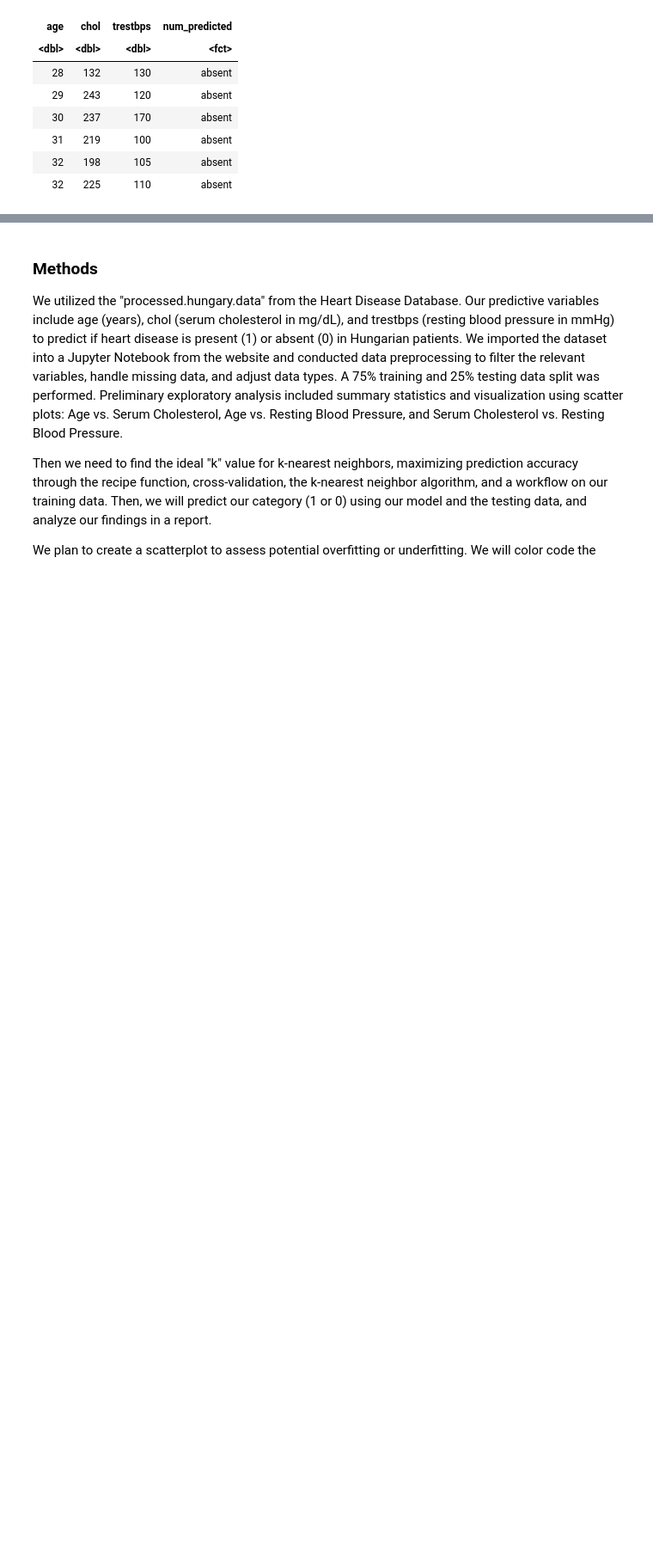
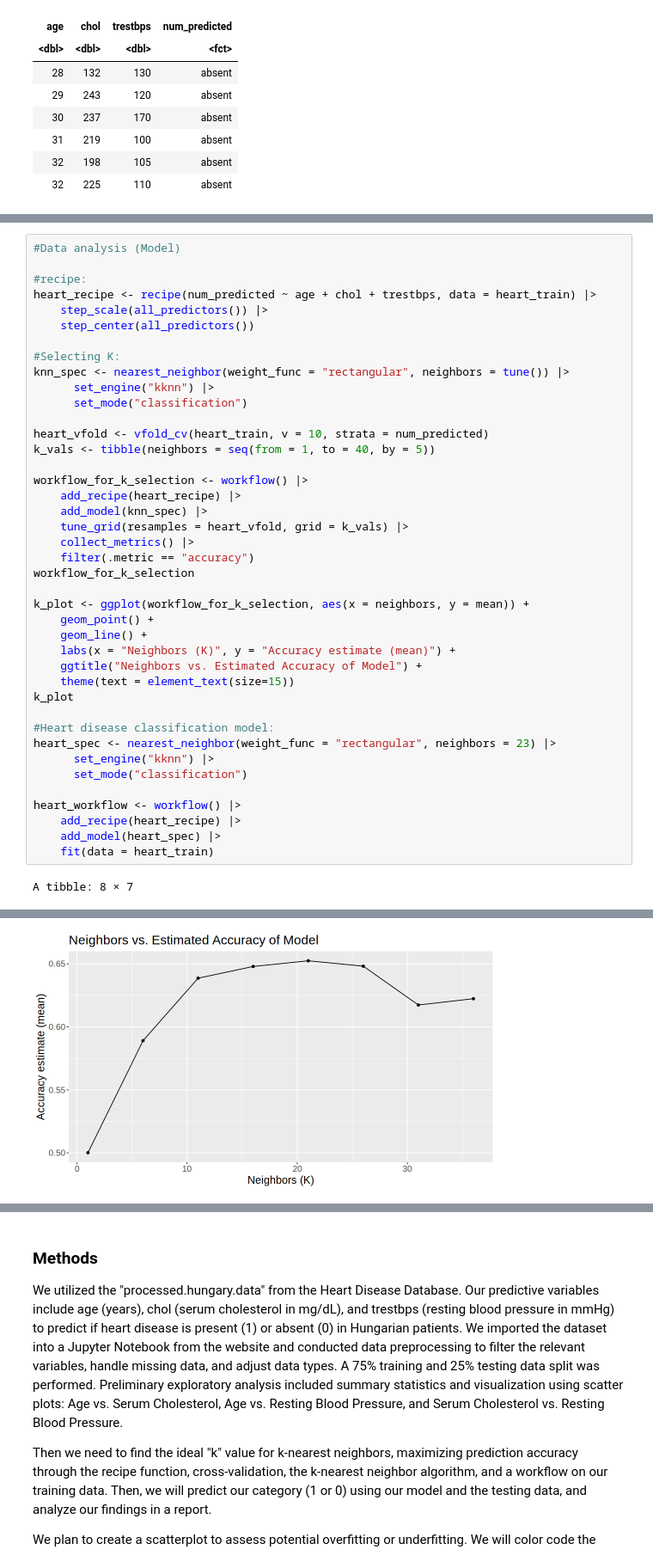
Before and after one commit to mairinleitch/dsci100_project-008-39, a Jupyter notebook: Heart_disease.ipynb, the cells around one changed output, grey strips where cells are left out. Shown at 86% size. Saved outputs shown, nothing was run; the diff lists cells and outputs as text; blank space fills up the shorter version.

Commit message:
Added classification model + visualizations

```diff
--- a/Heart_disease.ipynb
+++ b/Heart_disease.ipynb
@@ -139,0 +122,43 @@ chol_vs_trestbps
+# %%
+#Data analysis (Model)
+
+#recipe:
+heart_recipe <- recipe(num_predicted ~ age + chol + trestbps, data = heart_train) |>
+    step_scale(all_predictors()) |>
+    step_center(all_predictors())
+
+#Selecting K:
+knn_spec <- nearest_neighbor(weight_func = "rectangular", neighbors = tune()) |>
+      set_engine("kknn") |>
+      set_mode("classification")
+
+heart_vfold <- vfold_cv(heart_train, v = 10, strata = num_predicted)
+k_vals <- tibble(neighbors = seq(from = 1, to = 40, by = 5))
+
+workflow_for_k_selection <- workflow() |>
+    add_recipe(heart_recipe) |>
+    add_model(knn_spec) |>
+    tune_grid(resamples = heart_vfold, grid = k_vals) |>
+    collect_metrics() |>
+    filter(.metric == "accuracy")
+workflow_for_k_selection
+
+k_plot <- ggplot(workflow_for_k_selection, aes(x = neighbors, y = mean)) +
+    geom_point() +
+    geom_line() +
+    labs(x = "Neighbors (K)", y = "Accuracy estimate (mean)") +
+    ggtitle("Neighbors vs. Estimated Accuracy of Model") +
+    theme(text = element_text(size=15))
+k_plot
+
+#Heart disease classification model:
+heart_spec <- nearest_neighbor(weight_func = "rectangular", neighbors = 23) |>
+      set_engine("kknn") |>
+      set_mode("classification")
+
+heart_workflow <- workflow() |>
+    add_recipe(heart_recipe) |>
+    add_model(heart_spec) |>
+    fit(data = heart_train)
+# %% [output]
+A tibble: 8 × 7
@@ -139,0 +175 @@ chol_vs_trestbps
+[figure, added]
```
Also changed, not shown: parts of 5 cells of this notebook.
